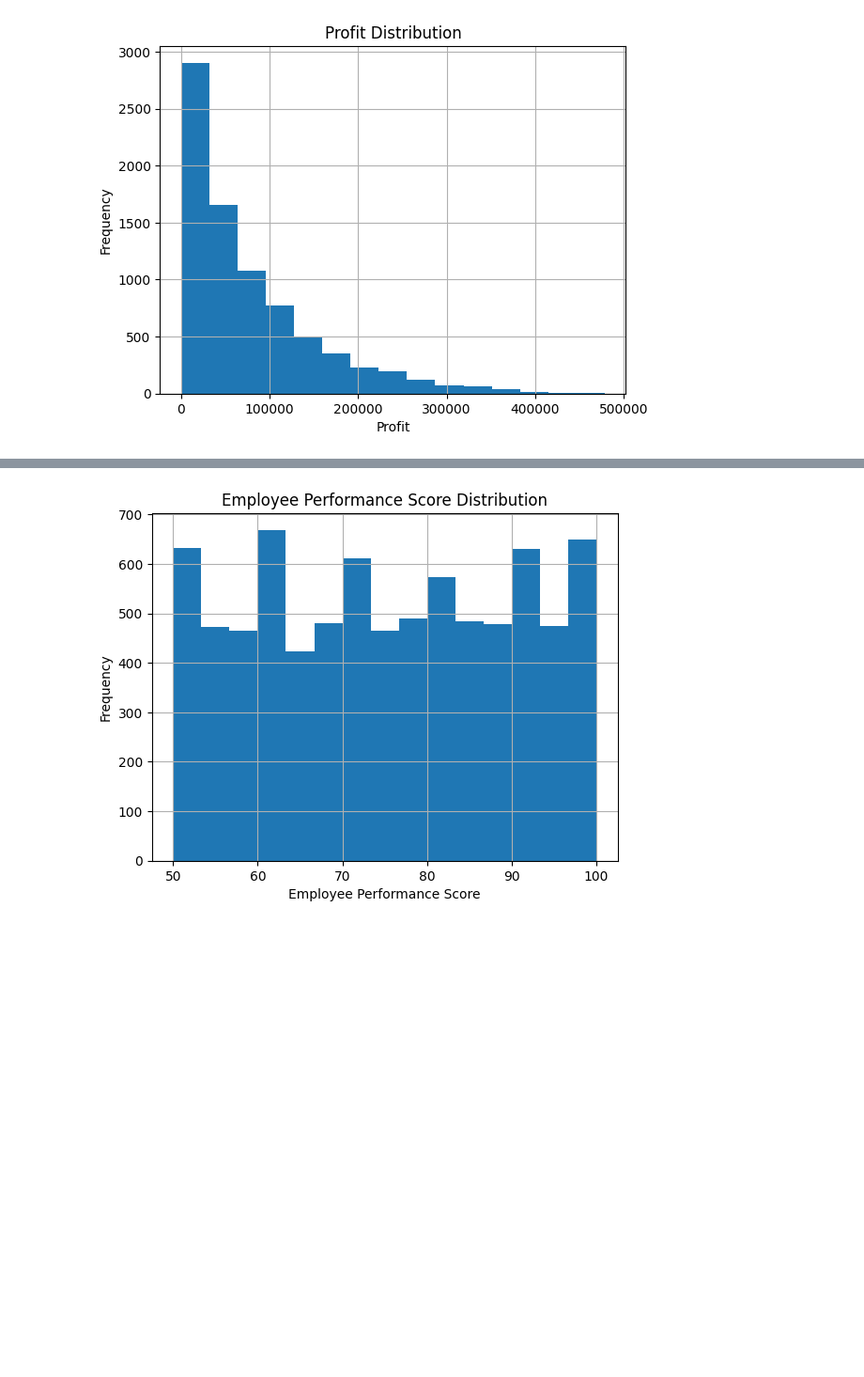
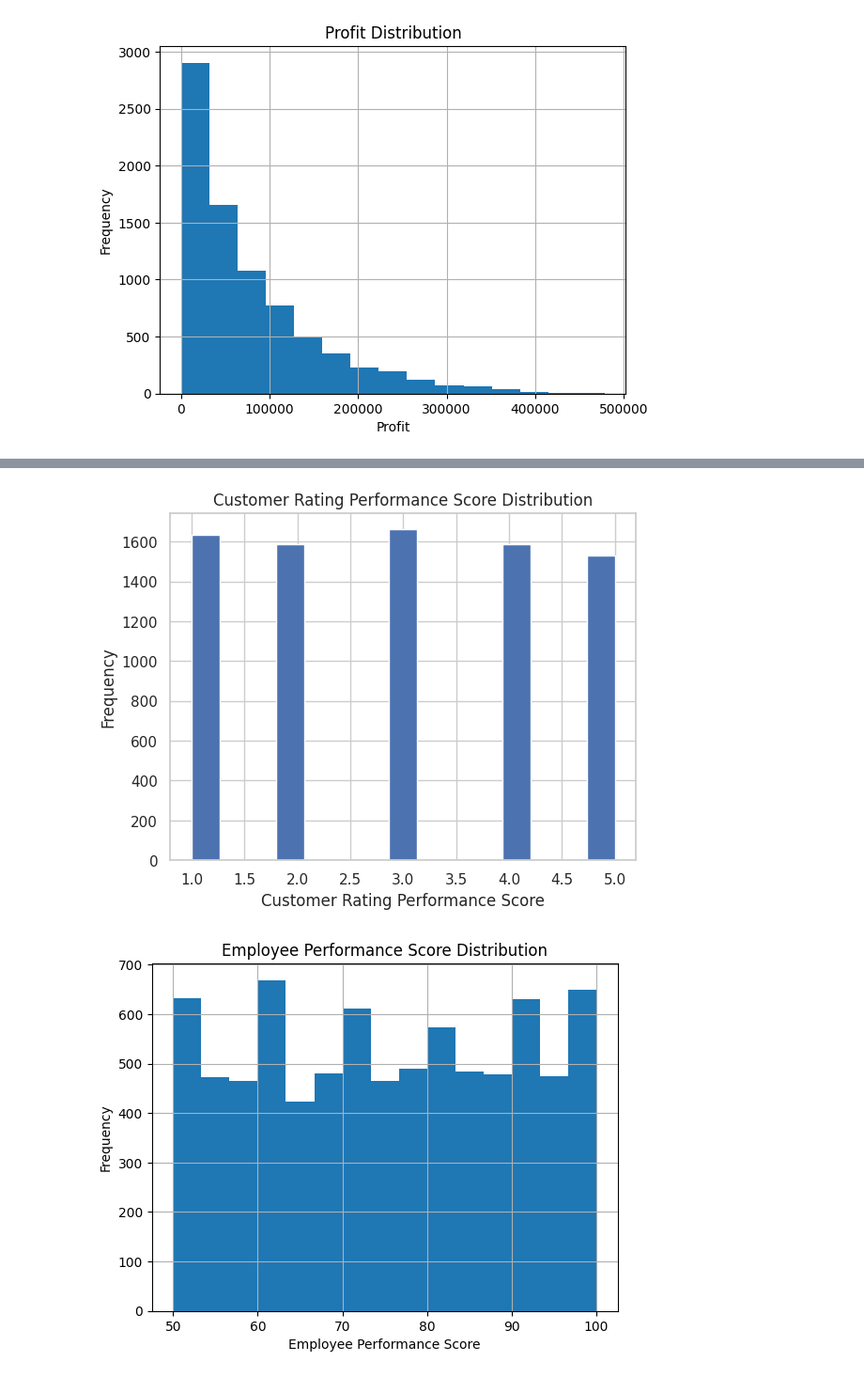
Before and after one commit to csathishit89/customer_shopping_feedback, a Jupyter notebook: Customer_Shopping_Feedback.ipynb, the cells around one changed output, grey strips where cells are left out. Shown at 94% size. Drawn from its saved outputs; the diff is of its cells as text; code cells hidden in the pictures; blank space fills up the shorter version.

```diff
--- a/Customer_Shopping_Feedback.ipynb
+++ b/Customer_Shopping_Feedback.ipynb
@@ -188,3 +408,11 @@ plt.show()
+# %%
+customerShopping_df["Customer_Rating"].hist(bins=15)
+plt.title("Customer Rating Performance Score Distribution")
+plt.xlabel("Customer Rating Performance Score")
+plt.ylabel("Frequency")
+plt.show()
+# %% [output]
+[figure, added]
 # %%
 customerShopping_df["Employee_Performance_Score"].hist(bins=15)
 plt.title("Employee Performance Score Distribution")
```
Also changed, not shown: parts of 61 cells of this notebook.
